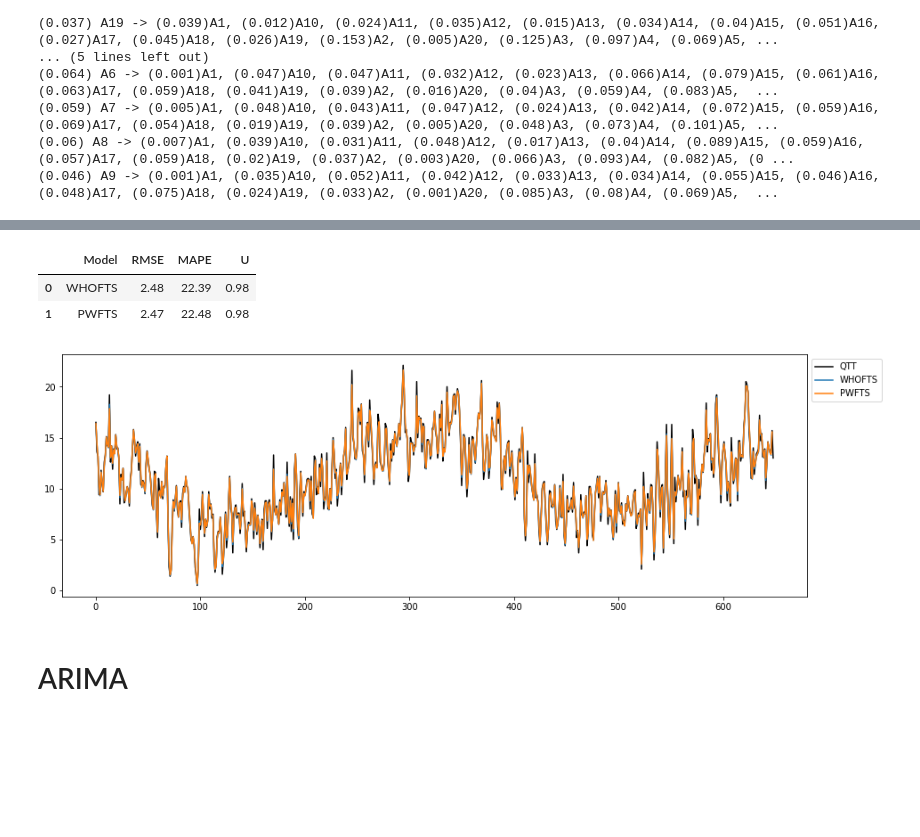
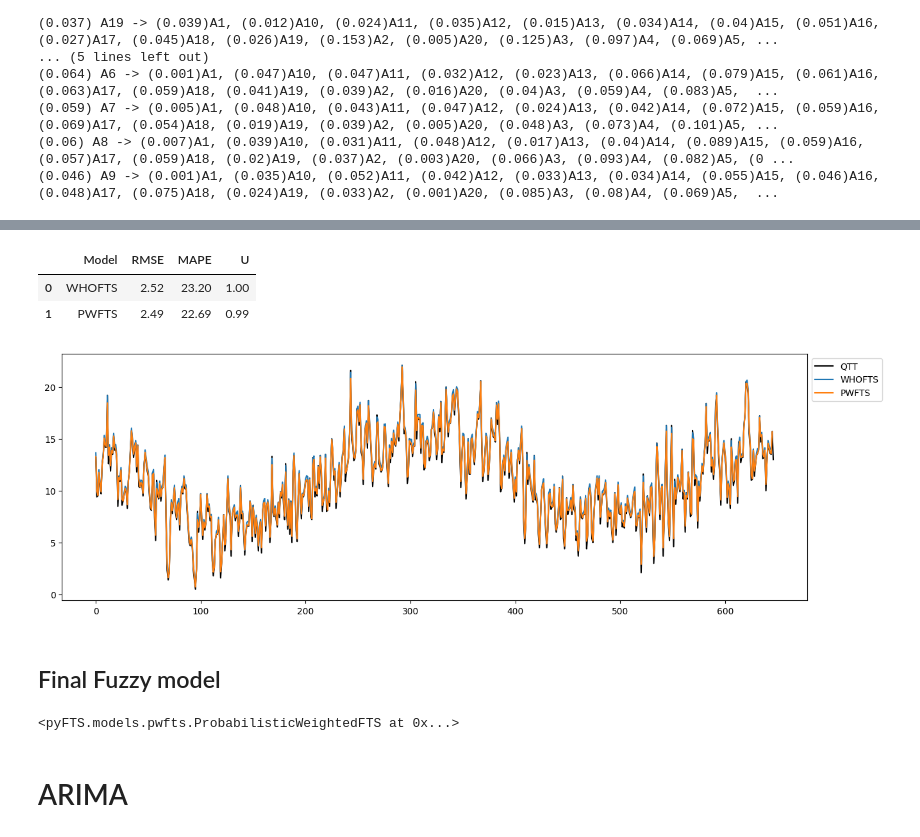
Before and after one commit to philbeliveau/Fuzzy_FTS, a Jupyter notebook: Electricity_data/Electricity_Univariate.ipynb, the cells around one changed output, grey strips where cells are left out. Saved outputs shown, nothing was run; the diff lists cells and outputs as text; code cells hidden in the pictures; blank space fills up the shorter version.

```diff
--- a/Electricity_data/Electricity_Univariate.ipynb
+++ b/Electricity_data/Electricity_Univariate.ipynb
@@ -172,37 +213,43 @@ pd.DataFrame(rows, columns=['Order','RMSE','MAPE','U'])
 from pyFTS.models import hofts, pwfts
 from pyFTS.partitioners import Grid
 from pyFTS.benchmarks import Measures
 rows = []
 
 fig, ax = plt.subplots(nrows=1, ncols=1,figsize=[15,5])
 
 ax.plot(uni_test, label='QTT',color='black')
 
-part = CMeans.CMeansPartitioner(data=uni_train, npart=20, transformation=diff)
+part = CMeans.CMeansPartitioner(data=uni_train, npart=5, transformation=diff)
 
 for method in [hofts.WeightedHighOrderFTS, pwfts.ProbabilisticWeightedFTS]:
   model = method(order=1, partitioner=part)
   model.append_transformation(diff)
   model.fit(uni_train)
   forecasts = model.predict(uni_test)
 
 
   ax.plot(forecasts[:-1], label=model.shortname)
 
   rmse, mape, u = Measures.get_point_statistics(uni_test, model)
 
   rows.append([model.shortname, rmse, mape, u])
 
 
 handles, labels = ax.get_legend_handles_labels()
 lgd = ax.legend(handles, labels, loc=2, bbox_to_anchor=(1, 1))
 
 pd.DataFrame(rows, columns=['Model','RMSE','MAPE','U'])
 # %% [output]
 |  | Model | RMSE | MAPE | U |
-| 0 | WHOFTS | 2.48 | 22.39 | 0.98 |
-| 1 | PWFTS | 2.47 | 22.48 | 0.98 |
+| 0 | WHOFTS | 2.52 | 23.20 | 1.00 |
+| 1 | PWFTS | 2.49 | 22.69 | 0.99 |
-[figure, old version]
+[figure, new version]
+# %% [markdown]
+## Final Fuzzy model
+# %%
+model
+# %% [output]
+<pyFTS.models.pwfts.ProbabilisticWeightedFTS at 0x...>
 # %% [markdown]
 # ARIMA
 # %%
```
Also changed, not shown: parts of 20 cells of this notebook, 5 other files.
